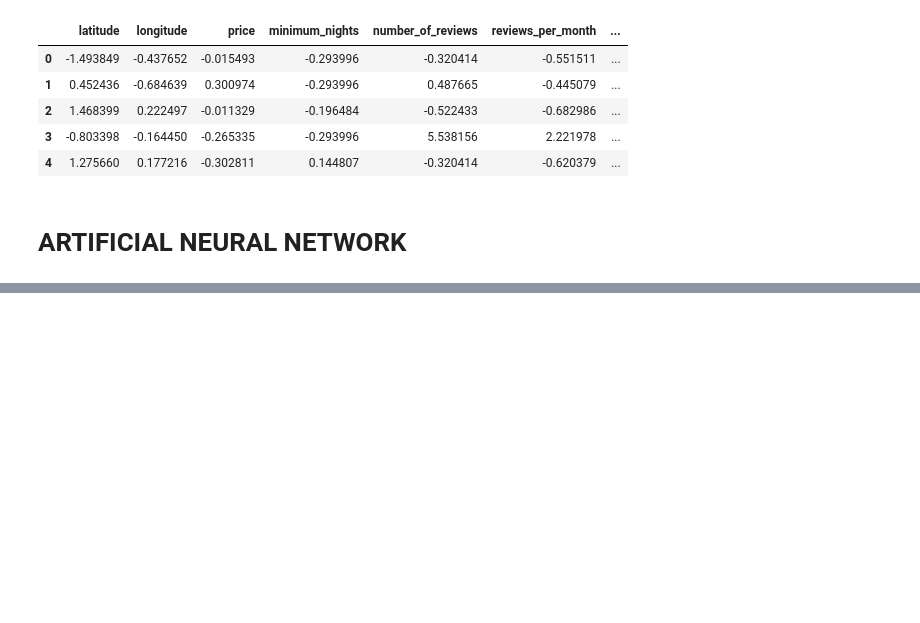
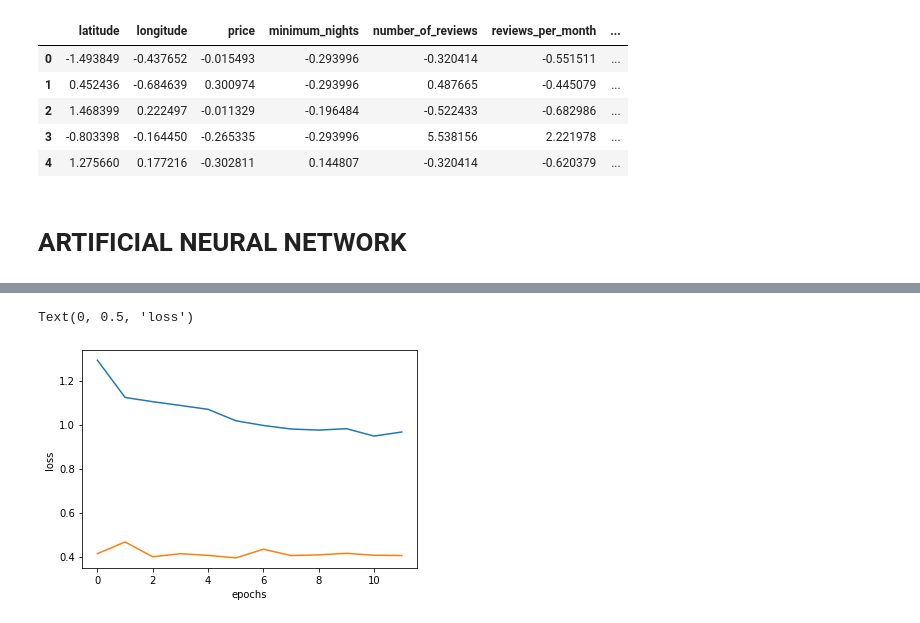
Before and after one commit to abhi-11nav/NewYork_HousingPrice, a Jupyter notebook: NewYork_Airbnb.ipynb, the cells around one changed output, grey strips where cells are left out. Cells and saved outputs as stored; diff of their text form; code cells hidden in the pictures; blank space fills up the shorter version.

```diff
--- a/NewYork_Airbnb.ipynb
+++ b/NewYork_Airbnb.ipynb
@@ -434,0 +437,8 @@ Epoch 12/12
+# %%
+plt.plot(history.history["loss"])
+plt.plot(history.history["val_loss"])
+plt.xlabel("epochs")
+plt.ylabel("loss")
+# %% [output]
+Text(0, 0.5, 'loss')
+[figure, added]
```
Also changed, not shown: parts of 5 cells of this notebook.
